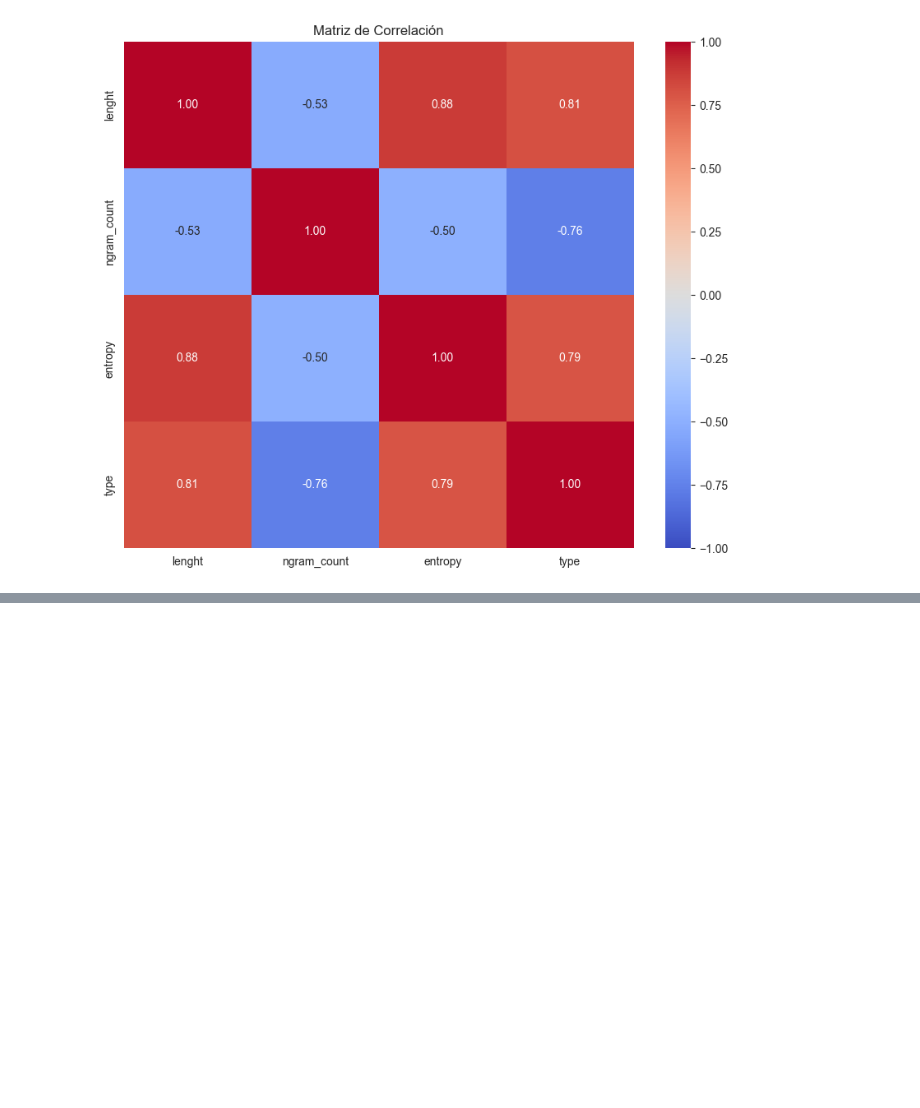
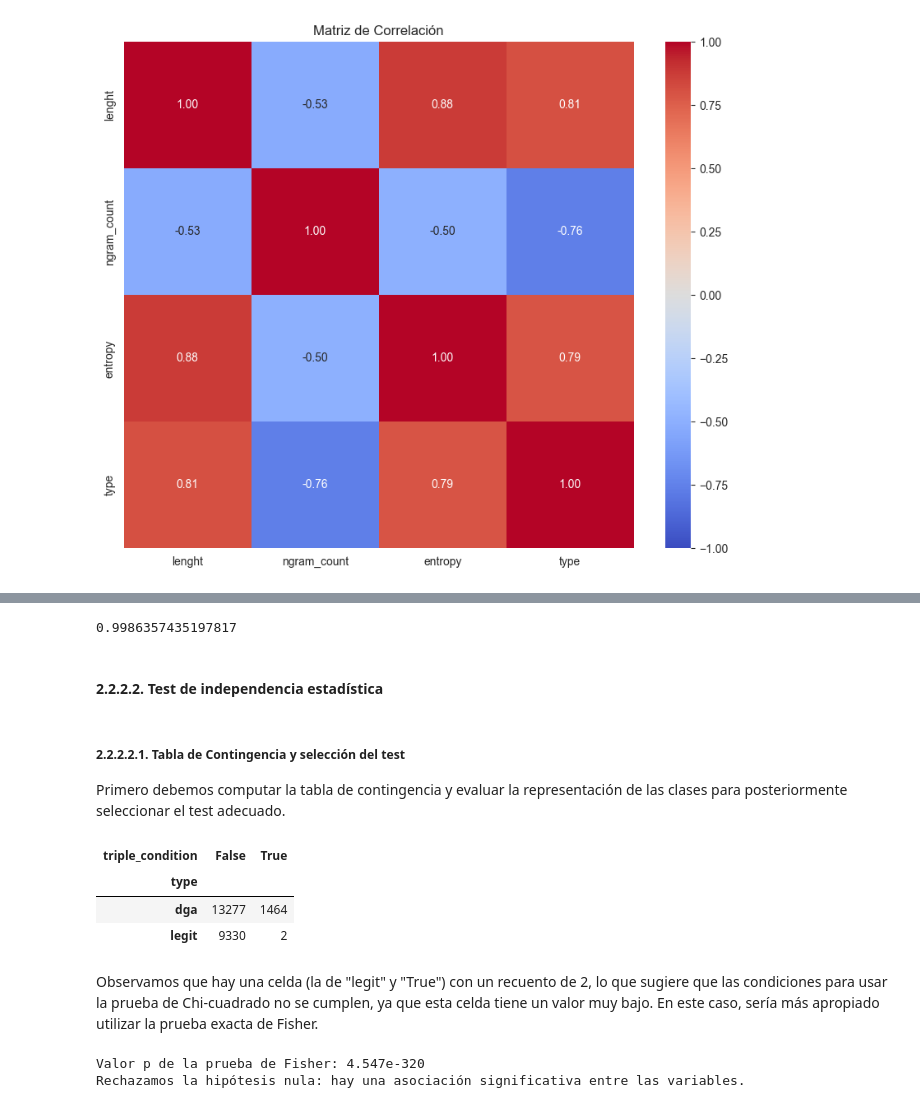
Before and after one commit to jpheredia/DGA_Classification, a Jupyter notebook: Project_notebook.ipynb, the cells around one changed output, grey strips where cells are left out. Drawn from its saved outputs; the diff is of its cells as text; code cells hidden in the pictures; blank space fills up the shorter version.

Commit message:
Test de Correlación y significancia estadística

```diff
--- a/Project_notebook.ipynb
+++ b/Project_notebook.ipynb
@@ -193,0 +251,57 @@ Conclusiones:
+# %%
+# Especificar parámetros de las condiciones
+length_condition = df['lenght'].quantile(0.75)
+entropy_condition = df['entropy'].quantile(0.75)
+ngram_condition = df['ngram_count'].quantile(0.25)
+
+
+df_triple_condition = df.copy()
+
+df_triple_condition['triple_condition'] = (df_triple_condition['lenght'] > length_condition) & (df_triple_condition['entropy'] < entropy_condition) & (df_triple_condition['ngram_count'] > ngram_condition)
+
+df_dga_triple_condition = df[(df_triple_condition['type'] == 'dga') & (df_triple_condition['triple_condition'])]
+
+P_dga_triple_condition = ((df_triple_condition[(df_triple_condition['type'] == 'dga') & ((df_triple_condition['triple_condition'] == True))]).shape[0]) / (df_triple_condition['triple_condition'].sum())
+
+print(P_dga_triple_condition)
+# %% [output]
+0.9986357435197817
+# %% [markdown]
+#### 2.2.2.2. Test de independencia estadística
+# %% [markdown]
+##### 2.2.2.2.1. Tabla de Contingencia y selección del test
+
+Primero debemos computar la tabla de contingencia y evaluar la representación de las clases para posteriormente seleccionar el test adecuado.
+# %%
+contingency_table = pd.crosstab(
+    df_triple_condition['type'],
+    df_triple_condition['triple_condition'],
+
+)
+
+contingency_table
+# %% [output]
+| triple_condition | False | True |
+| type |  |  |
+| dga | 13277 | 1464 |
+| legit | 9330 | 2 |
+# %% [markdown]
+Observamos que hay una celda (la de "legit" y "True") con un recuento de 2, lo que sugiere que las condiciones para usar la prueba de Chi-cuadrado no se cumplen, ya que esta celda tiene un valor muy bajo. En este caso, sería más apropiado utilizar la prueba exacta de Fisher.
+# %%
+from scipy.stats import fisher_exact
+
+# Realizar la prueba de Fisher
+odds_ratio, p_value = fisher_exact(contingency_table)
+
+# Mostrar resultados
+print("Valor p de la prueba de Fisher:", p_value)
+
+# Interpretación del p-valor
+alpha = 0.05  # Nivel de significancia
+if p_value < alpha:
+    print("Rechazamos la hipótesis nula: hay una asociación significativa entre las variables.")
+else:
+    print("No rechazamos la hipótesis nula: no hay evidencia de asociación significativa.")
+# %% [output]
+Valor p de la prueba de Fisher: 4.547e-320
+Rechazamos la hipótesis nula: hay una asociación significativa entre las variables.
```
Also changed, not shown: parts of 16 cells of this notebook.
